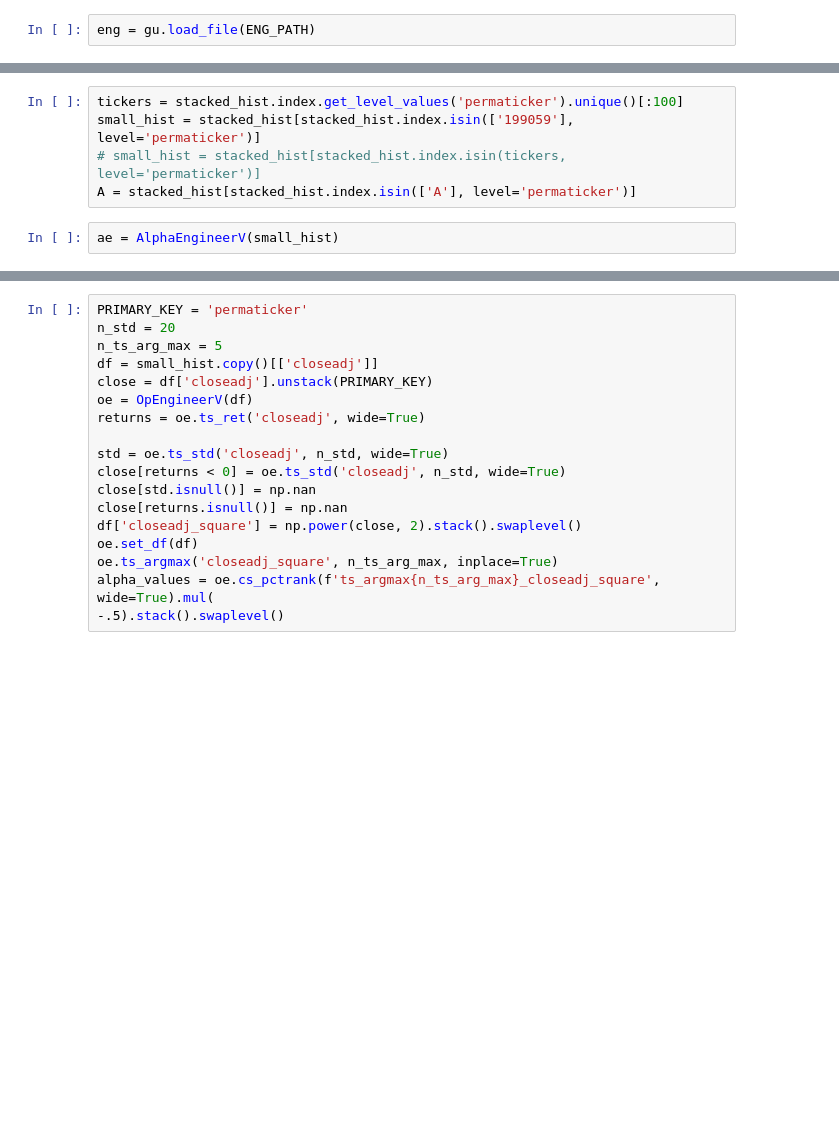
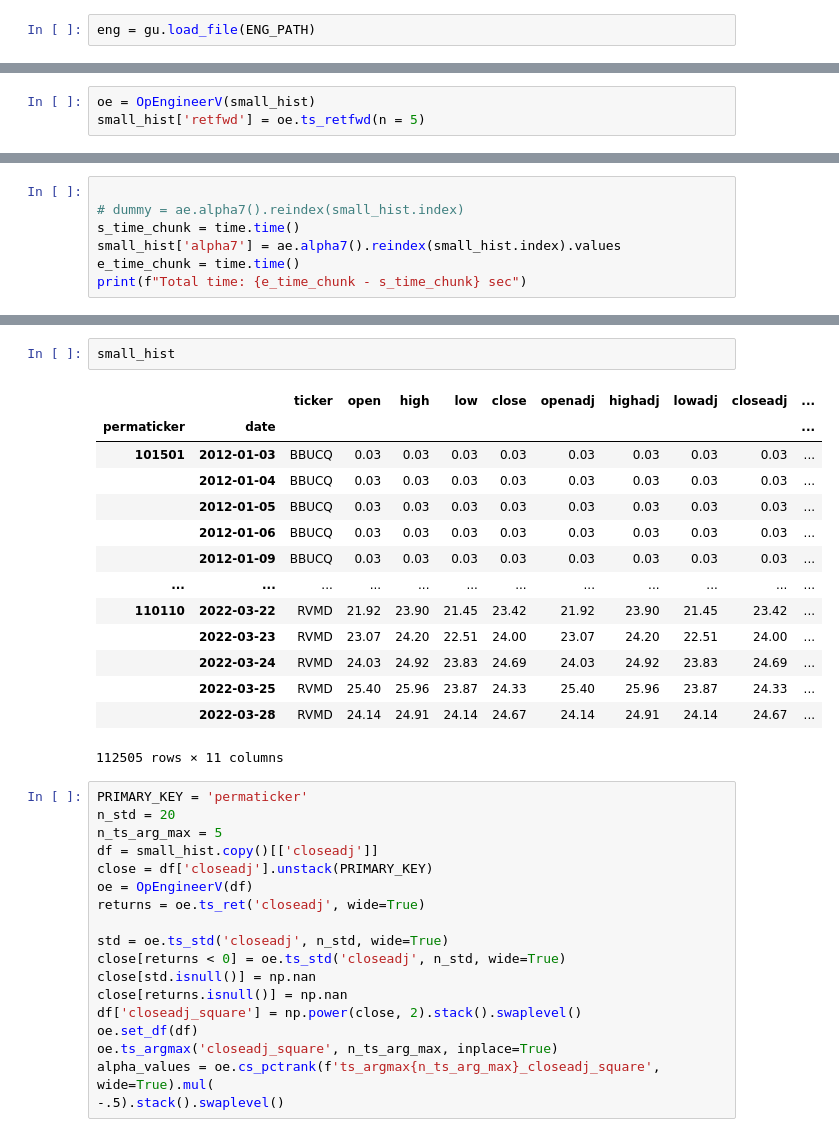
Before and after one commit to chayaponlee/QuantSystemMVP, a Jupyter notebook: notebooks/test_alpha_engineer.ipynb, the cells around one changed output, grey strips where cells are left out. Cells and saved outputs as stored; diff of their text form; blank space fills up the shorter version.

```diff
--- a/notebooks/test_alpha_engineer.ipynb
+++ b/notebooks/test_alpha_engineer.ipynb
@@ -39,0 +59,3 @@ array([0.56656982, 0.5783357 , 0.58570832, 0.58926063, 0.59518054])
+# %%
+oe = OpEngineerV(small_hist)
+small_hist['retfwd'] = oe.ts_retfwd(n = 5)
@@ -44,7 +68,0 @@ stacked_hist[stacked_hist.duplicated(['permaticker', 'date'])]
-# %%
-tickers = stacked_hist.index.get_level_values('permaticker').unique()[:100]
-small_hist = stacked_hist[stacked_hist.index.isin(['199059'], level='permaticker')]
-# small_hist = stacked_hist[stacked_hist.index.isin(tickers, level='permaticker')]
-A = stacked_hist[stacked_hist.index.isin(['A'], level='permaticker')]
-# %%
-ae = AlphaEngineerV(small_hist)
@@ -68,0 +94,7 @@ Length: 2554, dtype: float64
+# %%
+
+# dummy = ae.alpha7().reindex(small_hist.index)
+s_time_chunk = time.time()
+small_hist['alpha7'] = ae.alpha7().reindex(small_hist.index).values
+e_time_chunk = time.time()
+print(f"Total time: {e_time_chunk - s_time_chunk} sec")
@@ -69,3 +110,20 @@ Length: 2554, dtype: float64
+# %%
+small_hist
+# %% [output]
+|  |  | ticker | open | high | low | close | openadj | highadj | lowadj | closeadj | ... |
+| permaticker | date |  |  |  |  |  |  |  |  |  | ... |
+| 101501 | 2012-01-03 | BBUCQ | 0.03 | 0.03 | 0.03 | 0.03 | 0.03 | 0.03 | 0.03 | 0.03 | ... |
+|  | 2012-01-04 | BBUCQ | 0.03 | 0.03 | 0.03 | 0.03 | 0.03 | 0.03 | 0.03 | 0.03 | ... |
+|  | 2012-01-05 | BBUCQ | 0.03 | 0.03 | 0.03 | 0.03 | 0.03 | 0.03 | 0.03 | 0.03 | ... |
+|  | 2012-01-06 | BBUCQ | 0.03 | 0.03 | 0.03 | 0.03 | 0.03 | 0.03 | 0.03 | 0.03 | ... |
+|  | 2012-01-09 | BBUCQ | 0.03 | 0.03 | 0.03 | 0.03 | 0.03 | 0.03 | 0.03 | 0.03 | ... |
+| ... | ... | ... | ... | ... | ... | ... | ... | ... | ... | ... | ... |
+| 110110 | 2022-03-22 | RVMD | 21.92 | 23.90 | 21.45 | 23.42 | 21.92 | 23.90 | 21.45 | 23.42 | ... |
+|  | 2022-03-23 | RVMD | 23.07 | 24.20 | 22.51 | 24.00 | 23.07 | 24.20 | 22.51 | 24.00 | ... |
+|  | 2022-03-24 | RVMD | 24.03 | 24.92 | 23.83 | 24.69 | 24.03 | 24.92 | 23.83 | 24.69 | ... |
+|  | 2022-03-25 | RVMD | 25.40 | 25.96 | 23.87 | 24.33 | 25.40 | 25.96 | 23.87 | 24.33 | ... |
+|  | 2022-03-28 | RVMD | 24.14 | 24.91 | 24.14 | 24.67 | 24.14 | 24.91 | 24.14 | 24.67 | ... |
+112505 rows × 11 columns
 # %%
 PRIMARY_KEY = 'permaticker'
 n_std = 20
```
Also changed, not shown: parts of 16 cells of this notebook, 2 other files.
